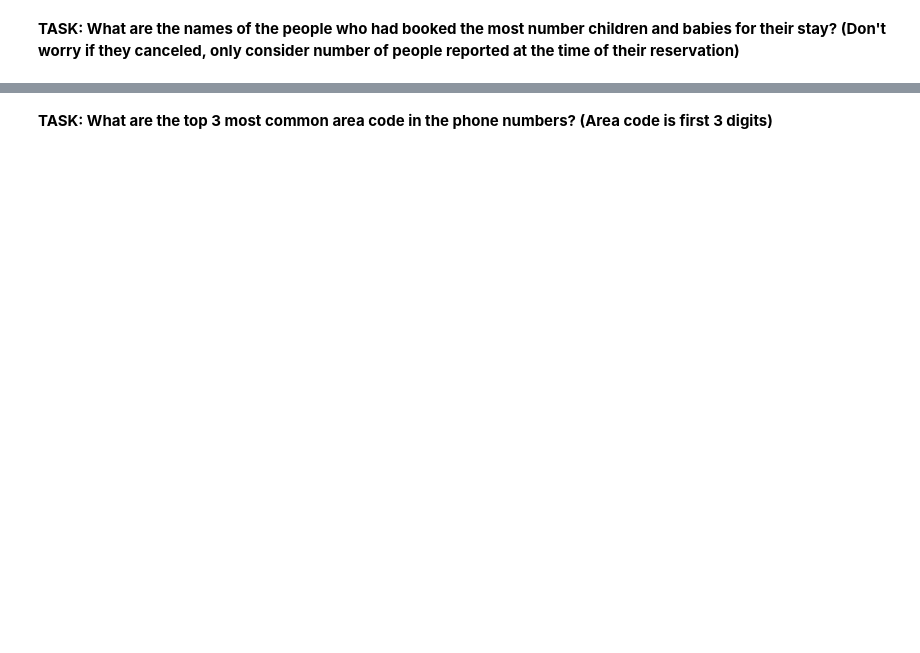
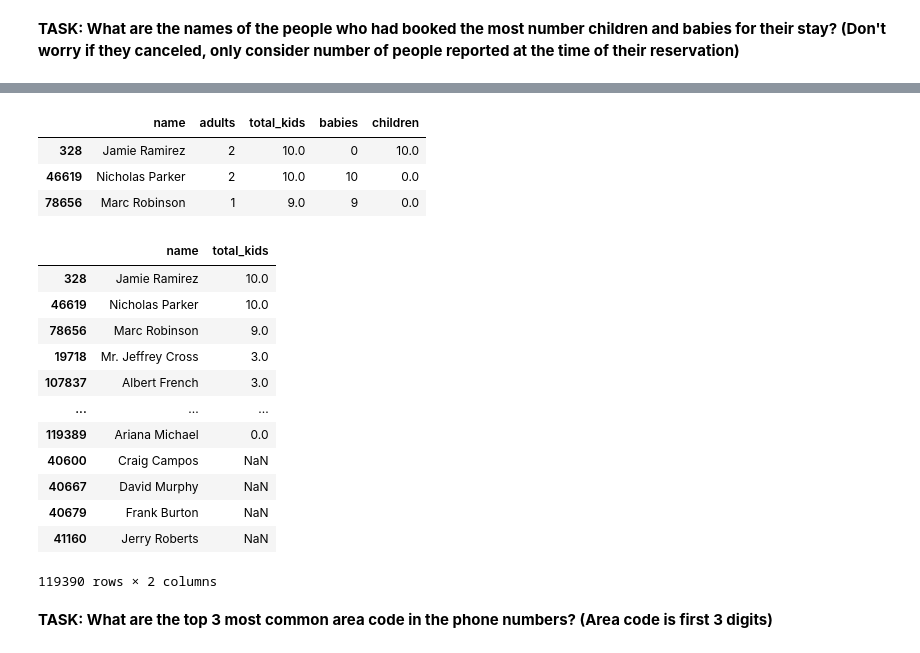
Before and after one commit to jocdev28/DS_ML_COURSE, a Jupyter notebook: NOTEBOOKS_DS_ML_COURSE/03-Pandas/11-Pandas-Project-Exercise .ipynb, the cells around one changed output, grey strips where cells are left out. Drawn from its saved outputs; the diff is of its cells as text; code cells hidden in the pictures; blank space fills up the shorter version.

```diff
--- a/NOTEBOOKS_DS_ML_COURSE/03-Pandas/11-Pandas-Project-Exercise .ipynb
+++ b/NOTEBOOKS_DS_ML_COURSE/03-Pandas/11-Pandas-Project-Exercise .ipynb
@@ -123,6 +127,9 @@ hotels.drop('company', axis=1)
 | 119388 | City Hotel | 0 | 109 | 2017 | August | 35 | ... |
 | 119389 | City Hotel | 0 | 205 | 2017 | August | 35 | ... |
 119390 rows × 35 columns
+# %%
+# Teacher's answer: for permanent change
+hotels = hotels.drop('company', axis=1)
 # %% [markdown]
 **TASK: What are the top 5 most common country codes in the dataset?**
 # %%
@@ -180,0 +194,4 @@ TypeError: unsupported operand type(s) for +: 'builtin_function_or_method' and '
+# %%
+# Teacher's answer
+hotels['total_stay_nights'] = hotels['stays_in_week_nights'] + hotels['stays_in_weekend_nights']
+round(hotels['total_stay_nights'].mean().item(), 2)
@@ -187,0 +213,4 @@ TypeError: unsupported operand type(s) for +: 'builtin_function_or_method' and '
+# %%
+# Teacher's answer
+hotels['total_spent'] = hotels['adr'] * hotels['total_stay_nights']
+round(hotels['total_spent'].mean(), 2)
@@ -240,2 +303,29 @@ Name: name, dtype: int64
+# %%
+#CODE HERE
+hotels['total_kids'] = hotels['babies'] + hotels['children']
+result = hotels.loc[hotels['total_kids'] > 8.0, ['name', 'adults', 'total_kids', 'babies', 'children']]
+result
+# %% [output]
+|  | name | adults | total_kids | babies | children |
+| 328 | Jamie Ramirez | 2 | 10.0 | 0 | 10.0 |
+| 46619 | Nicholas Parker | 2 | 10.0 | 10 | 0.0 |
+| 78656 | Marc Robinson | 1 | 9.0 | 9 | 0.0 |
+# %%
+hotels['total_kids'] = hotels['babies'] + hotels['children']
+hotels.sort_values('total_kids', ascending=False)[['name', 'total_kids']]
+# %% [output]
+|  | name | total_kids |
+| 328 | Jamie Ramirez | 10.0 |
+| 46619 | Nicholas Parker | 10.0 |
+| 78656 | Marc Robinson | 9.0 |
+| 19718 | Mr. Jeffrey Cross | 3.0 |
+| 107837 | Albert French | 3.0 |
+| ... | ... | ... |
+| 119389 | Ariana Michael | 0.0 |
+| 40600 | Craig Campos | NaN |
+| 40667 | David Murphy | NaN |
+| 40679 | Frank Burton | NaN |
+| 41160 | Jerry Roberts | NaN |
+119390 rows × 2 columns
 # %% [markdown]
 **TASK: What are the top 3 most common area code in the phone numbers? (Area code is first 3 digits)**
```
Also changed, not shown: parts of 43 cells of this notebook, 4 other files.
